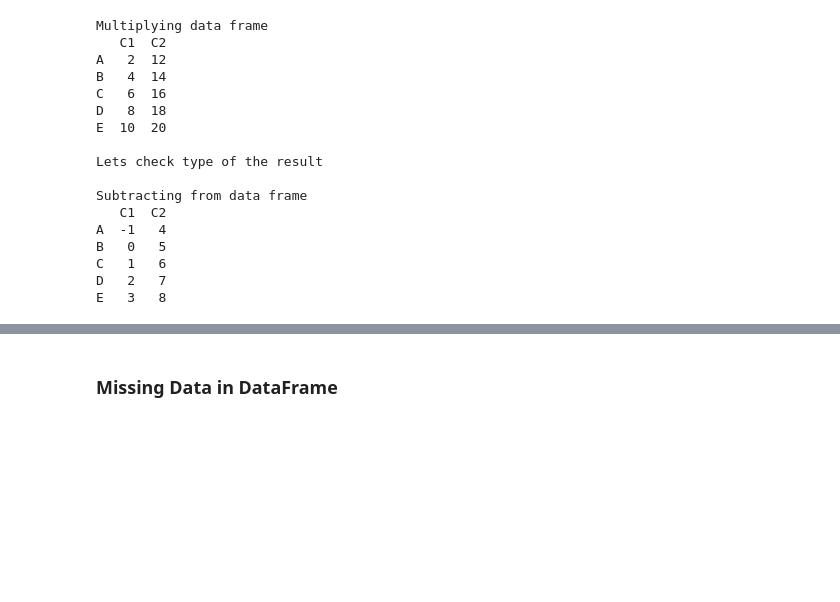
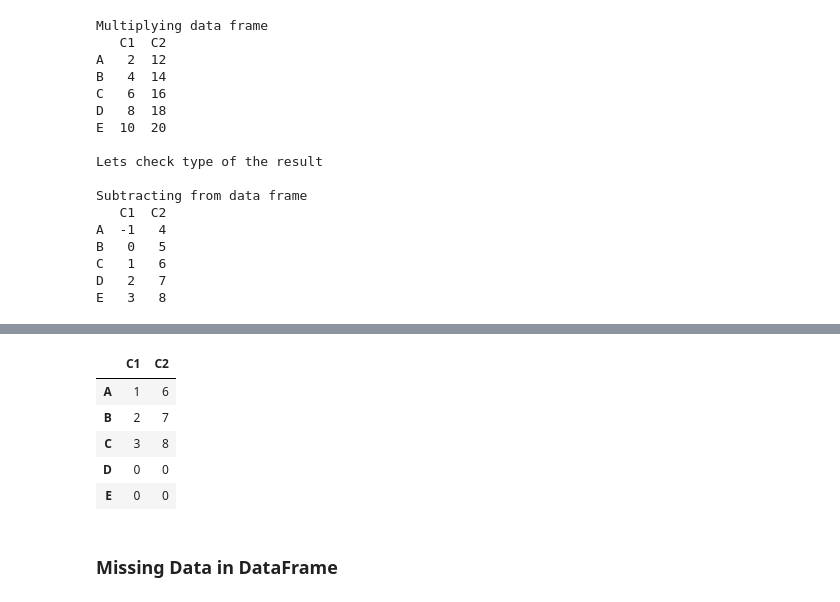
Before and after one commit to seckindinc/Python, a Jupyter notebook: Pandas/Data-Manipulation.ipynb, the cells around one changed output, grey strips where cells are left out. Drawn from its saved outputs; the diff is of its cells as text; code cells hidden in the pictures; blank space fills up the shorter version.

```diff
--- a/Pandas/Data-Manipulation.ipynb
+++ b/Pandas/Data-Manipulation.ipynb
@@ -173,3 +209,13 @@ E   3   8
+# %%
+#Replacing values based on conditions
+df.replace(df[(df['C1'] > 8) | (df['C2'] > 8)],0)
+# %% [output]
+|  | C1 | C2 |
+| A | 1 | 6 |
+| B | 2 | 7 |
+| C | 3 | 8 |
+| D | 0 | 0 |
+| E | 0 | 0 |
 # %% [markdown]
 ### Missing Data in DataFrame
 # %%
```
Also changed, not shown: parts of 4 cells of this notebook.
